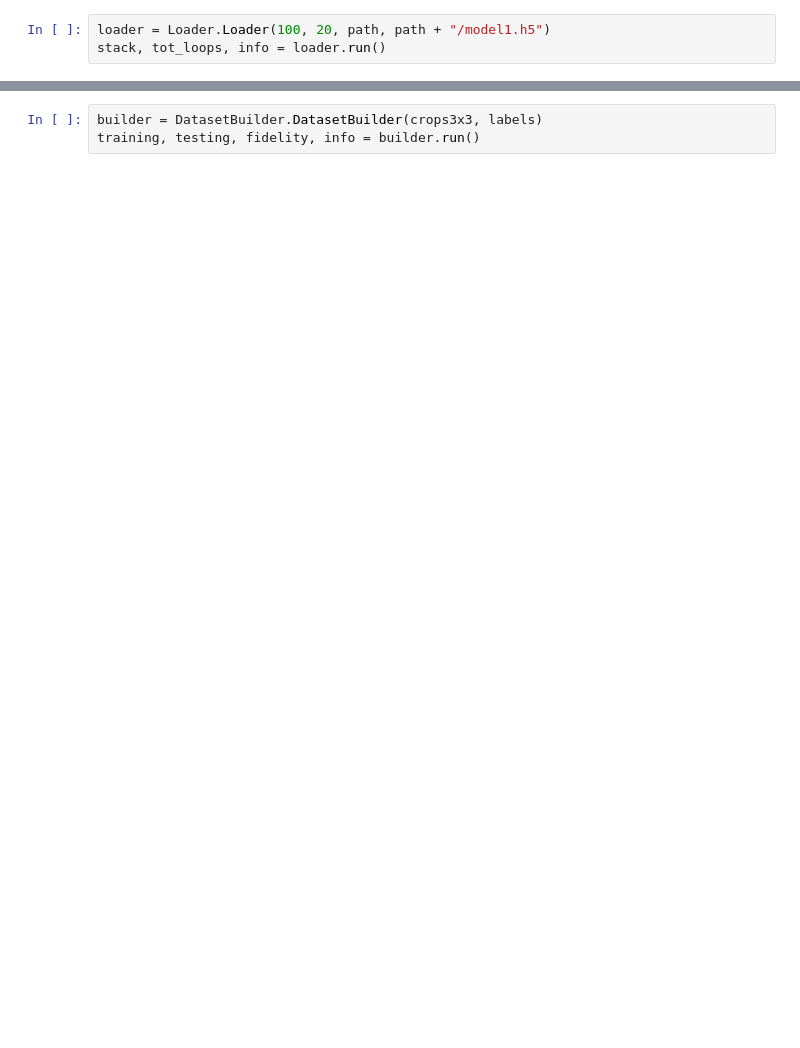
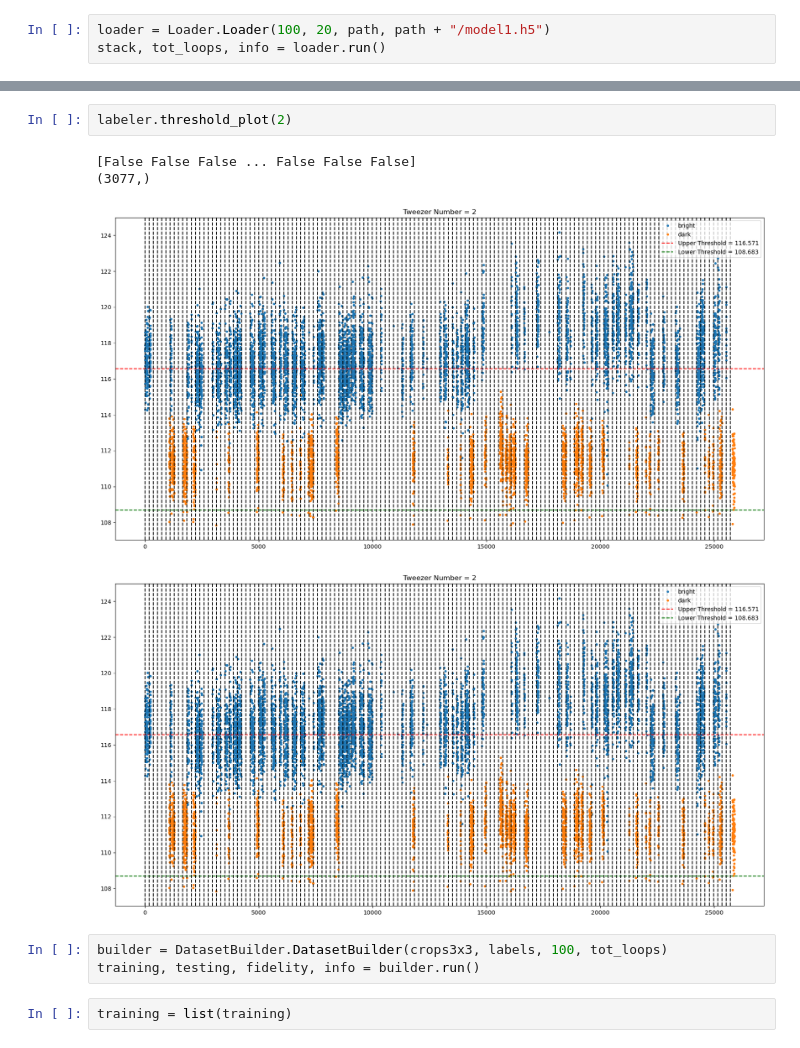
Before and after one commit to jack-mango/QURIP-thompsonlab-amo, a Jupyter notebook: ML_for_GreenImaging/testingmodular.ipynb, the cells around one changed output, grey strips where cells are left out. Cells and saved outputs as stored; diff of their text form; blank space fills up the shorter version.

```diff
--- a/ML_for_GreenImaging/testingmodular.ipynb
+++ b/ML_for_GreenImaging/testingmodular.ipynb
@@ -33,3 +72,12 @@ labels, info = labeler.run()
+# %%
+labeler.threshold_plot(2)
+# %% [output]
+[False False False ... False False False]
+(3077,)
+[figure, added]
+[figure, added]
 # %%
-builder = DatasetBuilder.DatasetBuilder(crops3x3, labels)
+builder = DatasetBuilder.DatasetBuilder(crops3x3, labels, 100, tot_loops)
 training, testing, fidelity, info = builder.run()
+# %%
+training = list(training)
```
Also changed, not shown: parts of 26 cells of this notebook, 8 other files.
